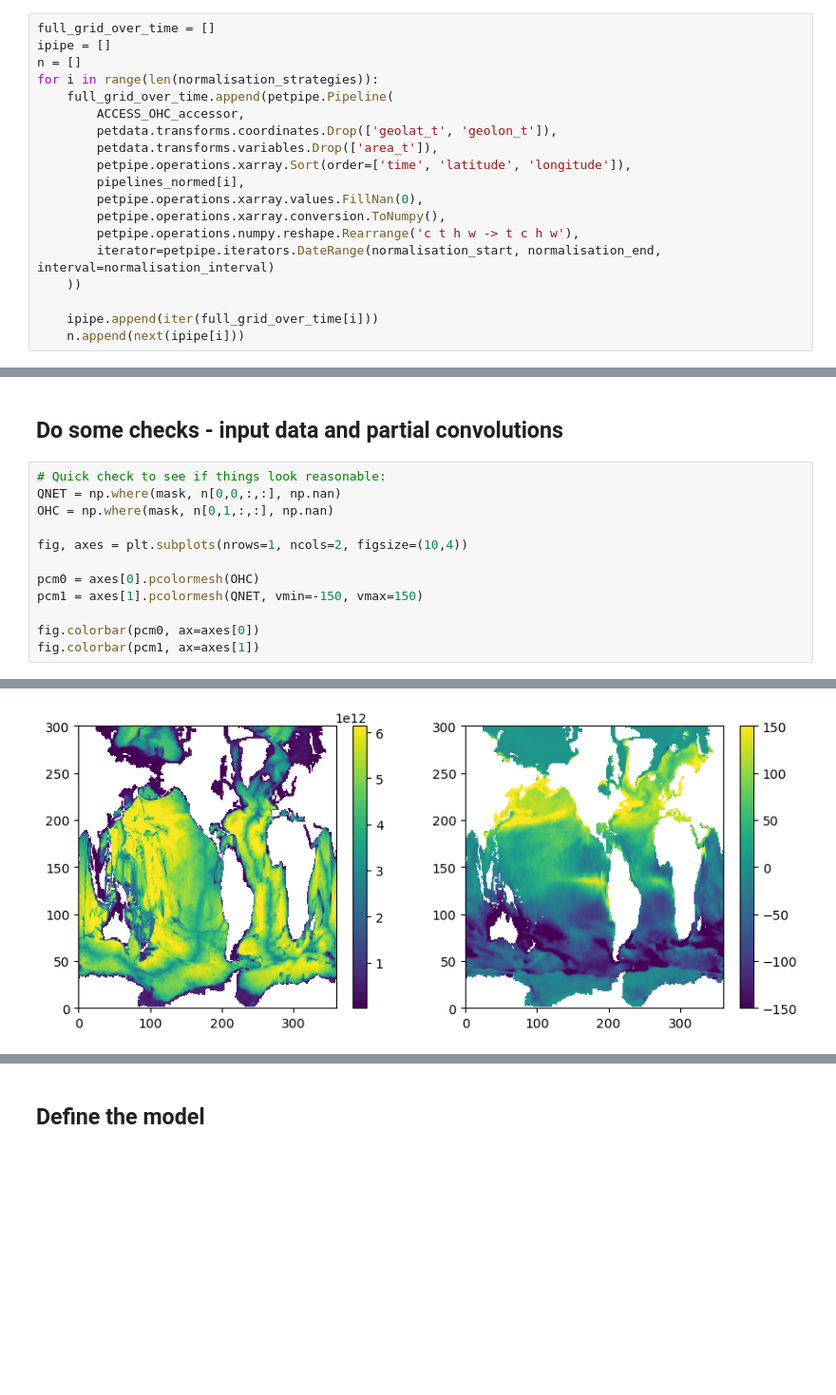
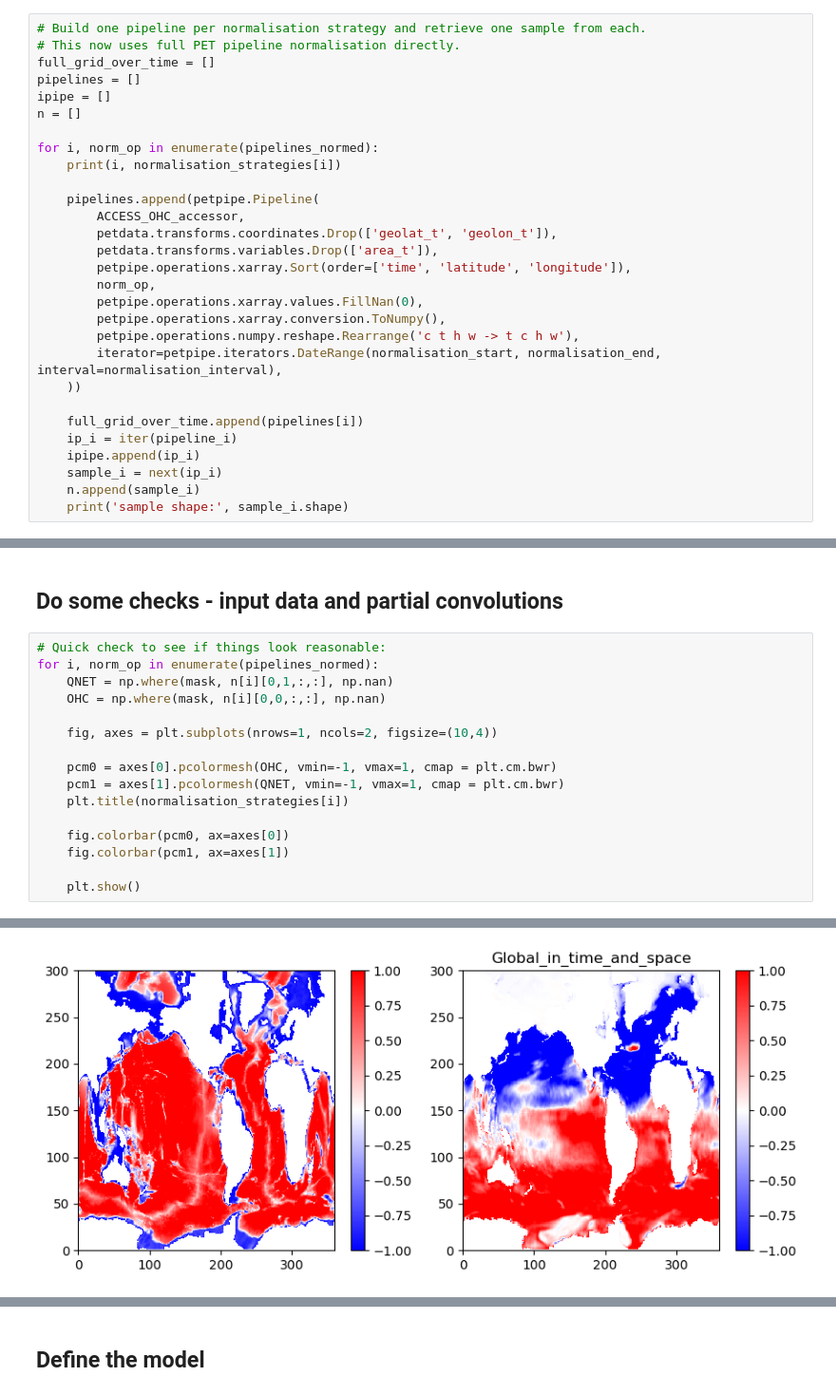
Before and after one commit to PaulSpence/OM2-emulator, a Jupyter notebook: notebooks/AutoEncoder_om2.ipynb, the cells around one changed output, grey strips where cells are left out. Shown at 95% size. Saved outputs shown, nothing was run; the diff lists cells and outputs as text; blank space fills up the shorter version.

```diff
--- a/notebooks/AutoEncoder_om2.ipynb
+++ b/notebooks/AutoEncoder_om2.ipynb
@@ -97,20 +158,30 @@ petpipe.operations.xarray.normalisation.Evaluated(
 # %%
+# Build one pipeline per normalisation strategy and retrieve one sample from each.
+# This now uses full PET pipeline normalisation directly.
 full_grid_over_time = []
+pipelines = []
 ipipe = []
 n = []
-for i in range(len(normalisation_strategies)):
-    full_grid_over_time.append(petpipe.Pipeline(
+
+for i, norm_op in enumerate(pipelines_normed):
+    print(i, normalisation_strategies[i])
+
+    pipelines.append(petpipe.Pipeline(
         ACCESS_OHC_accessor,
         petdata.transforms.coordinates.Drop(['geolat_t', 'geolon_t']),
         petdata.transforms.variables.Drop(['area_t']),
         petpipe.operations.xarray.Sort(order=['time', 'latitude', 'longitude']),
-        pipelines_normed[i],
+        norm_op,
         petpipe.operations.xarray.values.FillNan(0),
         petpipe.operations.xarray.conversion.ToNumpy(),
         petpipe.operations.numpy.reshape.Rearrange('c t h w -> t c h w'),
-        iterator=petpipe.iterators.DateRange(normalisation_start, normalisation_end, interval=normalisation_interval)
+        iterator=petpipe.iterators.DateRange(normalisation_start, normalisation_end, interval=normalisation_interval),
     ))
 
-    ipipe.append(iter(full_grid_over_time[i]))
-    n.append(next(ipipe[i]))
+    full_grid_over_time.append(pipelines[i])
+    ip_i = iter(pipeline_i)
+    ipipe.append(ip_i)
+    sample_i = next(ip_i)
+    n.append(sample_i)
+    print('sample shape:', sample_i.shape)
 # %% [output]
@@ -235,14 +211,18 @@ mask = mask_xr.values
 ## Do some checks - input data and partial convolutions
 # %%
 # Quick check to see if things look reasonable:
-QNET = np.where(mask, n[0,0,:,:], np.nan)
-OHC = np.where(mask, n[0,1,:,:], np.nan)
+for i, norm_op in enumerate(pipelines_normed):
+    QNET = np.where(mask, n[i][0,1,:,:], np.nan)
+    OHC = np.where(mask, n[i][0,0,:,:], np.nan)
 
-fig, axes = plt.subplots(nrows=1, ncols=2, figsize=(10,4))
+    fig, axes = plt.subplots(nrows=1, ncols=2, figsize=(10,4))
 
-pcm0 = axes[0].pcolormesh(OHC)
-pcm1 = axes[1].pcolormesh(QNET, vmin=-150, vmax=150)
+    pcm0 = axes[0].pcolormesh(OHC, vmin=-1, vmax=1, cmap = plt.cm.bwr)
+    pcm1 = axes[1].pcolormesh(QNET, vmin=-1, vmax=1, cmap = plt.cm.bwr)
+    plt.title(normalisation_strategies[i])
 
-fig.colorbar(pcm0, ax=axes[0])
-fig.colorbar(pcm1, ax=axes[1])
+    fig.colorbar(pcm0, ax=axes[0])
+    fig.colorbar(pcm1, ax=axes[1])
+
+    plt.show()
 # %% [output]
@@ -250 +229 @@ fig.colorbar(pcm1, ax=axes[1])
-[figure, old version]
+[figure, new version]
```
Also changed, not shown: parts of 11 cells of this notebook, 1 other file.
